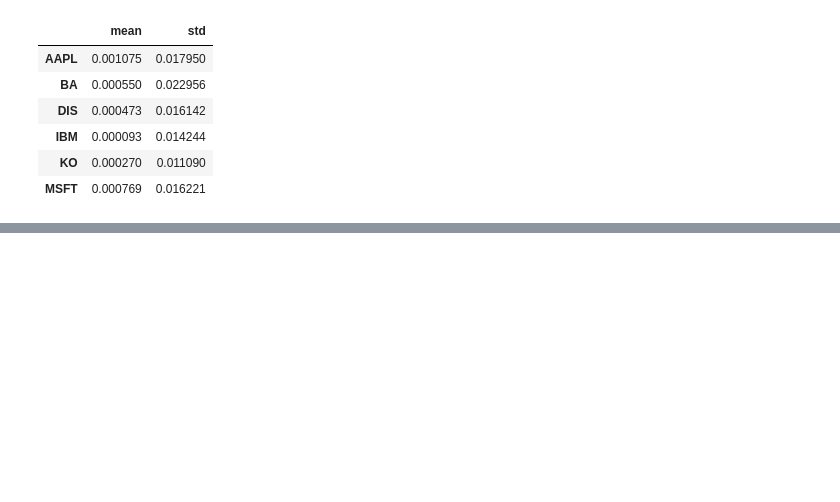
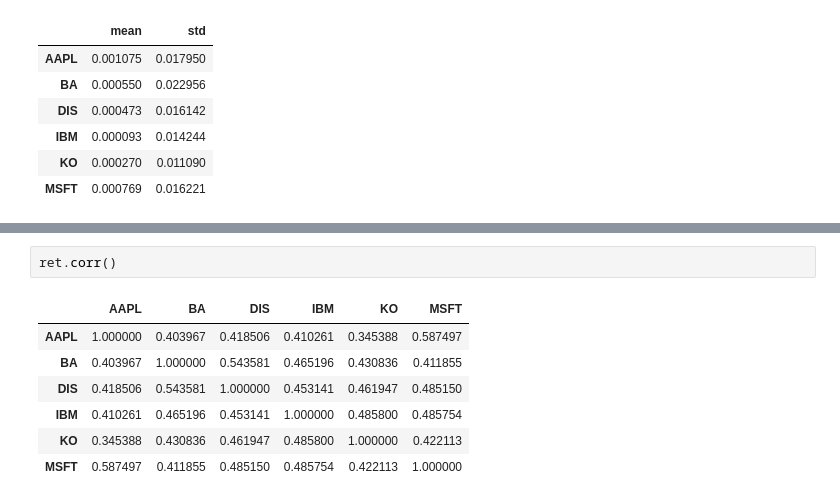
Before and after one commit to lincolnmuriithi11/Stock_Analysis-, a Jupyter notebook: Financial Analysis/initial_visualization.ipynb, the cells around one changed output, grey strips where cells are left out. Drawn from its saved outputs; the diff is of its cells as text; blank space fills up the shorter version.

```diff
--- a/Financial Analysis/initial_visualization.ipynb
+++ b/Financial Analysis/initial_visualization.ipynb
@@ -501,0 +514,10 @@ plt.show
+# %%
+ret.corr()
+# %% [output]
+|  | AAPL | BA | DIS | IBM | KO | MSFT |
+| AAPL | 1.000000 | 0.403967 | 0.418506 | 0.410261 | 0.345388 | 0.587497 |
+| BA | 0.403967 | 1.000000 | 0.543581 | 0.465196 | 0.430836 | 0.411855 |
+| DIS | 0.418506 | 0.543581 | 1.000000 | 0.453141 | 0.461947 | 0.485150 |
+| IBM | 0.410261 | 0.465196 | 0.453141 | 1.000000 | 0.485800 | 0.485754 |
+| KO | 0.345388 | 0.430836 | 0.461947 | 0.485800 | 1.000000 | 0.422113 |
+| MSFT | 0.587497 | 0.411855 | 0.485150 | 0.485754 | 0.422113 | 1.000000 |
```
Also changed, not shown: parts of 27 cells of this notebook.
